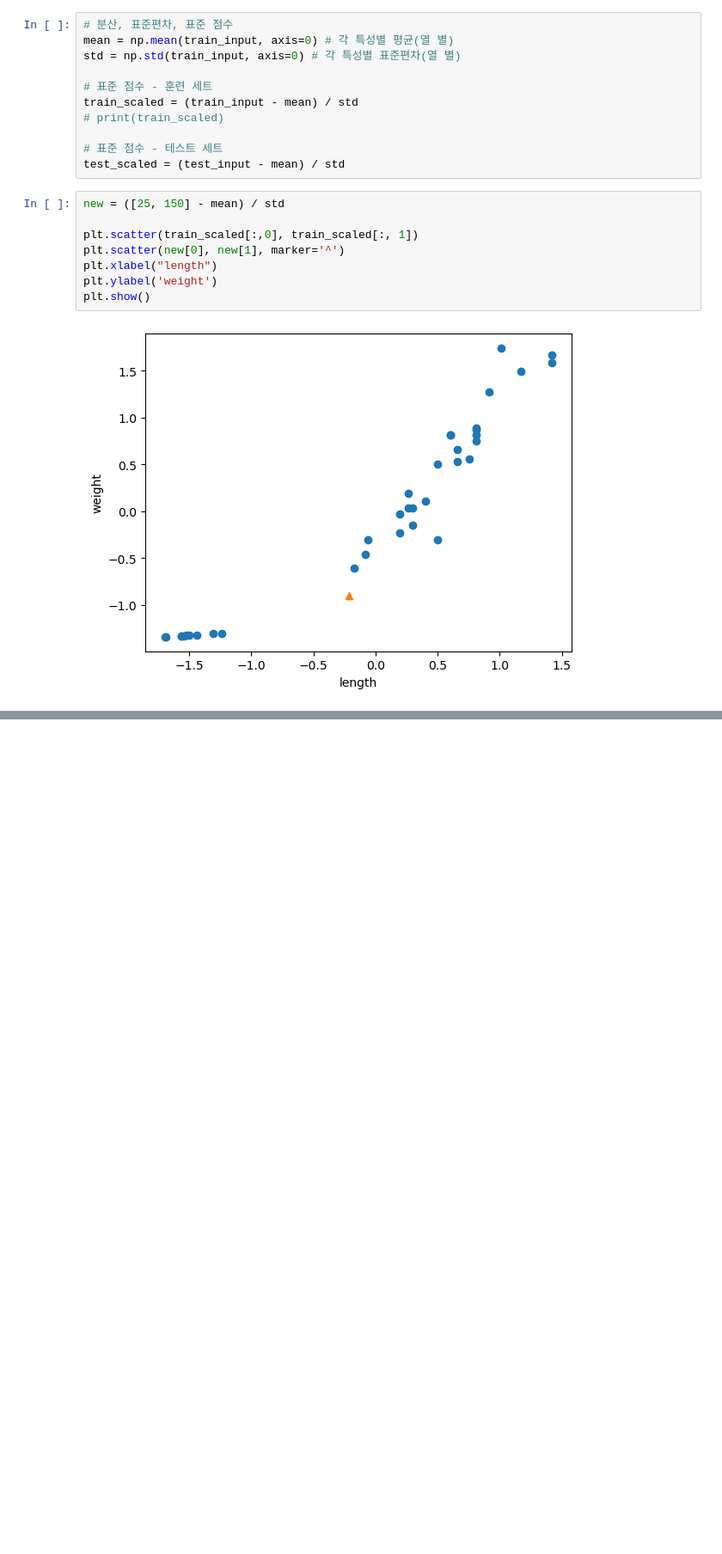
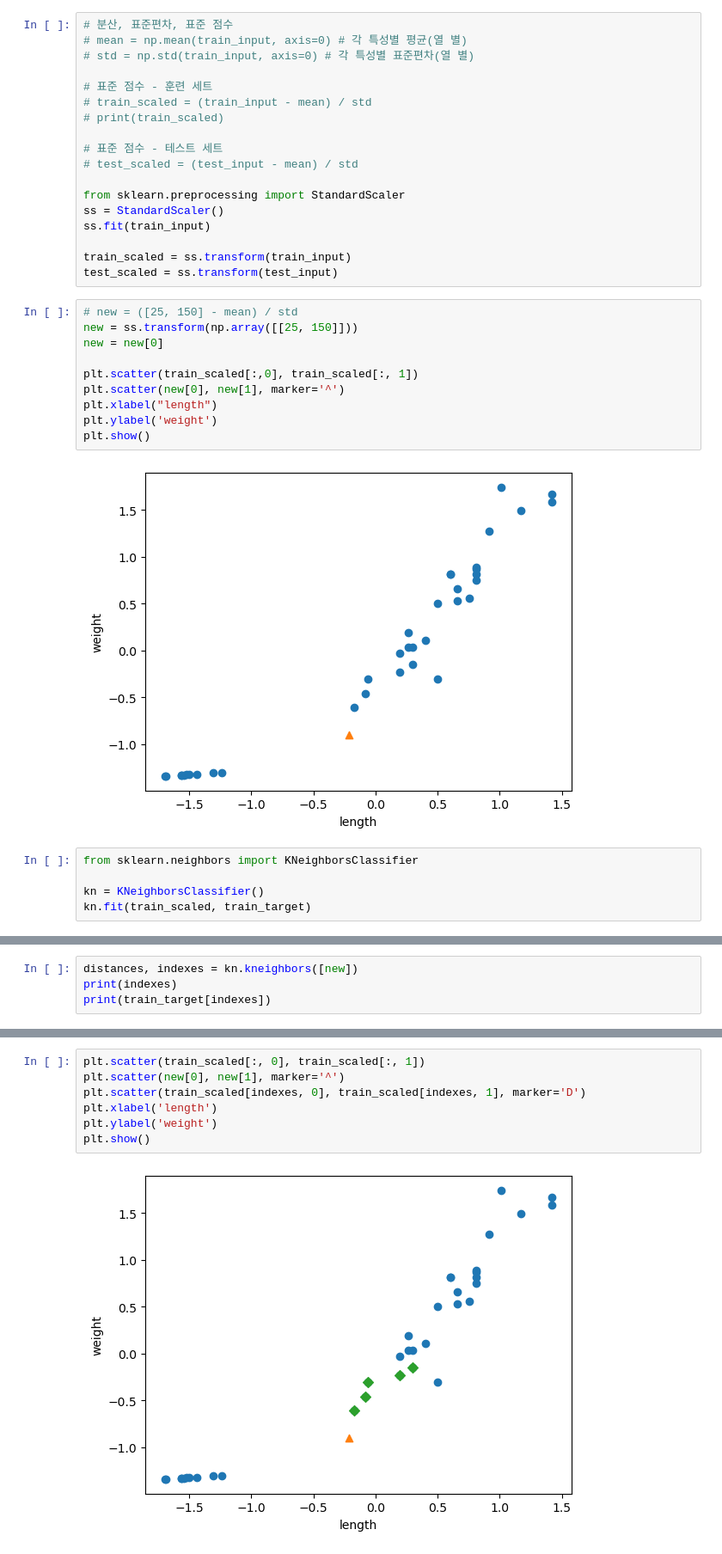
Before and after one commit to yonggyo1125/python_source_20241112, a Jupyter notebook: 20241205/source/ex06.ipynb, the cells around one changed output, grey strips where cells are left out. Shown: that part at 86% size. Cells and saved outputs as stored; diff of their text form; blank space fills up the shorter version.

```diff
--- a/20241205/source/ex06.ipynb
+++ b/20241205/source/ex06.ipynb
@@ -63,17 +63,26 @@ train_target[indexes]
 array([[1., 0., 0., 0., 0.]])
 # %%
 # 분산, 표준편차, 표준 점수
-mean = np.mean(train_input, axis=0) # 각 특성별 평균(열 별)
-std = np.std(train_input, axis=0) # 각 특성별 표준편차(열 별)
+# mean = np.mean(train_input, axis=0) # 각 특성별 평균(열 별)
+# std = np.std(train_input, axis=0) # 각 특성별 표준편차(열 별)
 
 # 표준 점수 - 훈련 세트
-train_scaled = (train_input - mean) / std
+# train_scaled = (train_input - mean) / std
 # print(train_scaled)
 
 # 표준 점수 - 테스트 세트
-test_scaled = (test_input - mean) / std
+# test_scaled = (test_input - mean) / std
+
+from sklearn.preprocessing import StandardScaler
+ss = StandardScaler()
+ss.fit(train_input)
+
+train_scaled = ss.transform(train_input)
+test_scaled = ss.transform(test_input)
 # %%
-new = ([25, 150] - mean) / std
+# new = ([25, 150] - mean) / std
+new = ss.transform(np.array([[25, 150]]))
+new = new[0]
 
 plt.scatter(train_scaled[:,0], train_scaled[:, 1])
 plt.scatter(new[0], new[1], marker='^')
@@ -82,3 +91,8 @@ plt.ylabel('weight')
 plt.show()
 # %% [output]
 [figure]
+# %%
+from sklearn.neighbors import KNeighborsClassifier
+
+kn = KNeighborsClassifier()
+kn.fit(train_scaled, train_target)
@@ -84,0 +109,4 @@ plt.show()
+# %%
+distances, indexes = kn.kneighbors([new])
+print(indexes)
+print(train_target[indexes])
@@ -84,0 +116,9 @@ plt.show()
+# %%
+plt.scatter(train_scaled[:, 0], train_scaled[:, 1])
+plt.scatter(new[0], new[1], marker='^')
+plt.scatter(train_scaled[indexes, 0], train_scaled[indexes, 1], marker='D')
+plt.xlabel('length')
+plt.ylabel('weight')
+plt.show()
+# %% [output]
+[figure, added]
```
Also changed, not shown: parts of 4 cells of this notebook, 2 other files.
